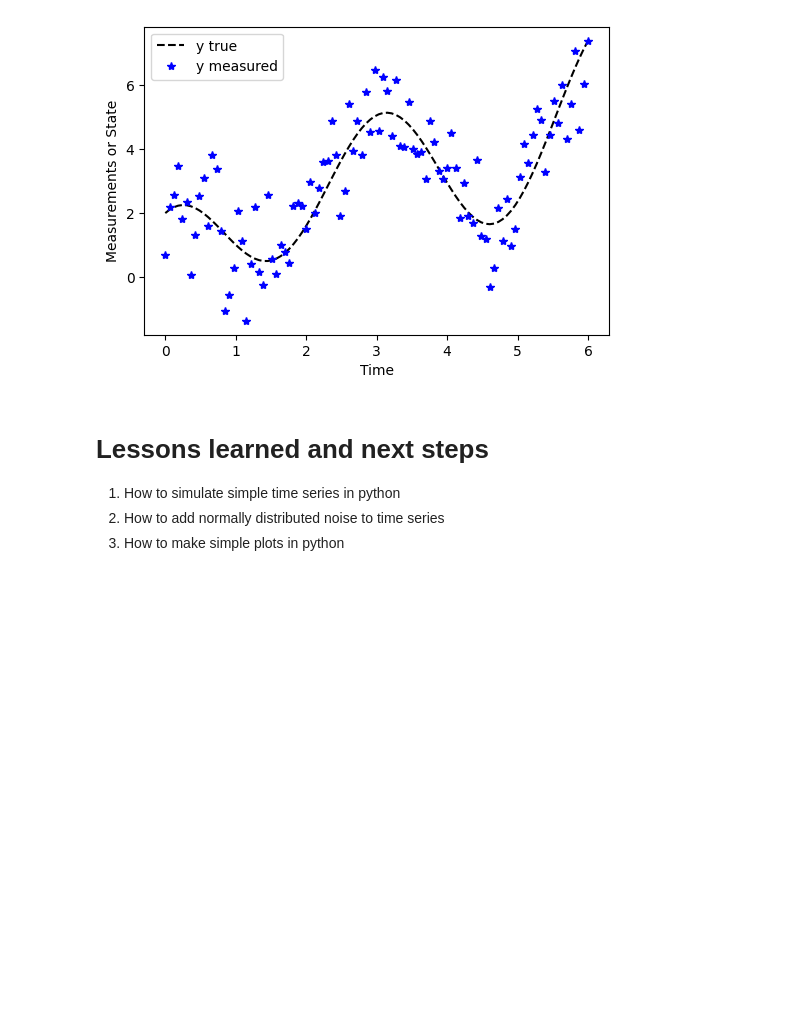
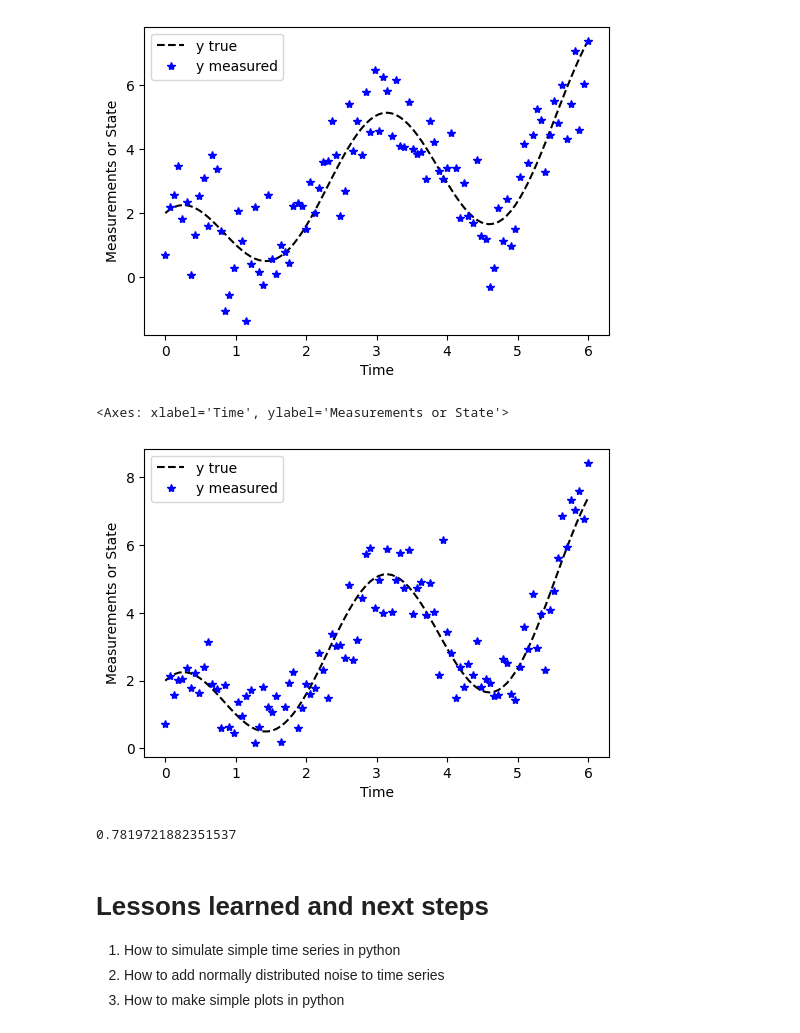
Before and after one commit to florisvb/Nonlinear_and_Data_Driven_Estimation, a Jupyter notebook: Lesson_2_Batch_Least_Squares/A_Example_Parameter_Estimation.ipynb, the cells around one changed output. Drawn from its saved outputs; the diff is of its cells as text; code cells hidden in the pictures; blank space fills up the shorter version.

```diff
--- a/Lesson_2_Batch_Least_Squares/A_Example_Parameter_Estimation.ipynb
+++ b/Lesson_2_Batch_Least_Squares/A_Example_Parameter_Estimation.ipynb
@@ -78,6 +78,25 @@ plot_tme(t, y, y_tilde)
 # %% [output]
 <Axes: xlabel='Time', ylabel='Measurements or State'>
 [figure]
+# %%
+# Example for Gaussian (normal) random variable
+
+noise_mean = 0
+noise_std = 0.75
+
+v = np.column_stack(np.random.normal(noise_mean, noise_std, len(y))).T
+# %%
+y_tilde = y+v
+# %%
+plot_tme(t, y, y_tilde)
+# %% [output]
+<Axes: xlabel='Time', ylabel='Measurements or State'>
+[figure, added]
+# %%
+y_tilde_diff =np.std(y_tilde - y)
+print(y_tilde_diff)
+# %% [output]
+0.7819721882351537
 # %% [markdown]
 # Lessons learned and next steps
 
```
